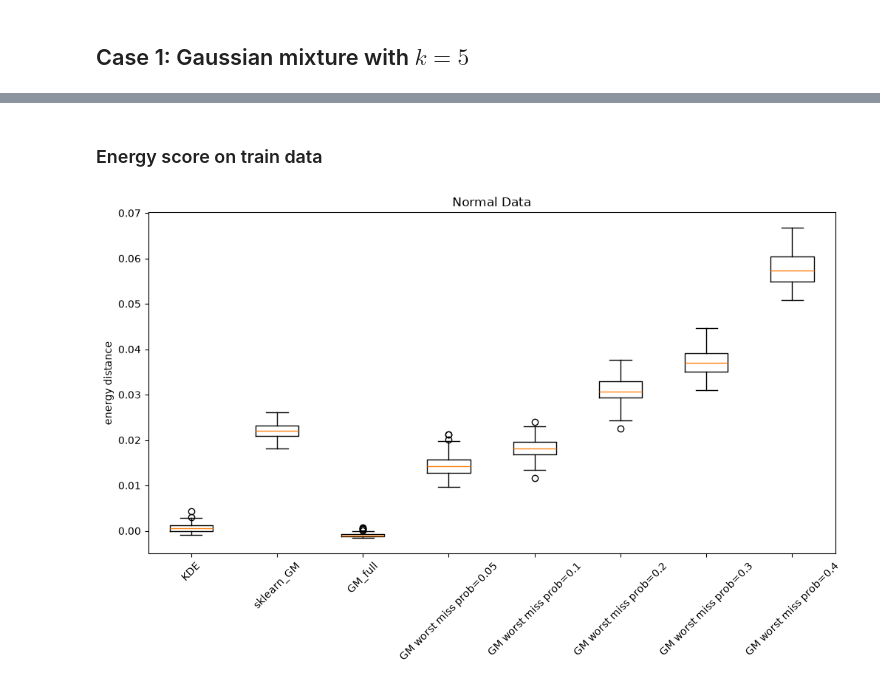
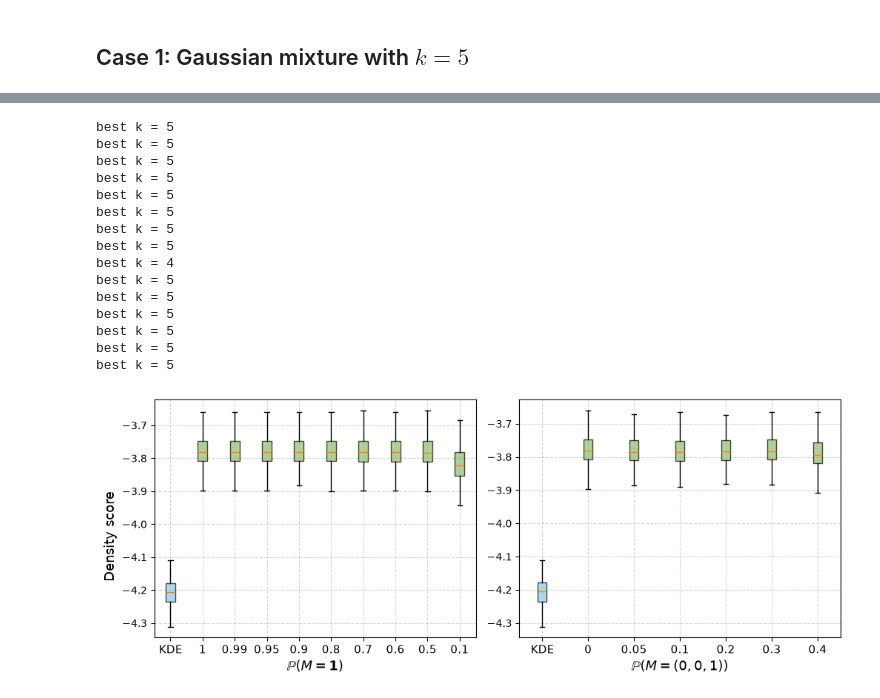
Before and after one commit to huimin-hu-stat/MAR, a Jupyter notebook: different_missingness_simulation.ipynb, the cells around one changed output, grey strips where cells are left out. Saved outputs shown, nothing was run; the diff lists cells and outputs as text; code cells hidden in the pictures.

```diff
--- a/different_missingness_simulation.ipynb
+++ b/different_missingness_simulation.ipynb
@@ -490,13 +34,65 @@ plt.show()
-# %% [markdown]
-### Energy score on train data
-# %%
-labels = ['GM worst miss prob=' + str(x) for x in pam_range]
-
-plt.figure(figsize=(12, 6))
-plt.boxplot([kde_ed, gmm_sk_ed, gmm_full_ed, *eds])
-plt.xticks(list(range(1,len(pam_range) + 4)), ['KDE', 'sklearn_GM', 'GM_full', *labels], rotation=45)
-plt.ylabel('energy distance')
-plt.title('Normal Data')
-plt.show()
-# %% [output]
-[figure, removed]
+# %%
+d = 3
+
+k_range = range(2, 9)
+
+dist = 'gaussian_mixture'
+
+# true parameters of the gaussian mixture
+k = 5
+
+mu0 = torch.rand((k, d)) * 2 - 1 # [-1, 1]
+sigma0 = torch.rand((k, d)) * 2 # (0, 2)
+pi0 = torch.rand(k) + 0.1
+pi0 = pi0 / pi0.sum()
+
+dg = DataGenerator(dist, mu=mu0, sigma=sigma0, pi=pi0)
+X, _ = dg.generate(N, d)
+
+# generate test data
+X_test = [dg.generate(N, d)[0] for _ in range(100)]
+
+dss, edss = run(
+    X=X,
+    X_test=X_test,
+    n_samples=n_samples,
+    k_range=k_range,
+    crit=crit,
+    n_inits=n_inits,
+    ct=ct,
+    p_range=pc_range,
+    pc=None,
+    var_complete=True
+    )
+
+dss1, edss1 = run(
+    X=X,
+    X_test=X_test,
+    n_samples=n_samples,
+    k_range=k_range,
+    crit=crit,
+    n_inits=n_inits,
+    ct=ct,
+    p_range=pam_range,
+    pc=pc,
+    var_complete=False
+    )
+
+plot(dss, dss1, pc_range, pam_range, legend=False, is_ds=True)
+# %% [output]
+best k = 5
+best k = 5
+best k = 5
+best k = 5
+best k = 5
+best k = 5
+best k = 5
+best k = 5
+best k = 4
+best k = 5
+best k = 5
+best k = 5
+best k = 5
+best k = 5
+best k = 5
+[figure, added]
```
Also changed, not shown: parts of 87 cells of this notebook.
